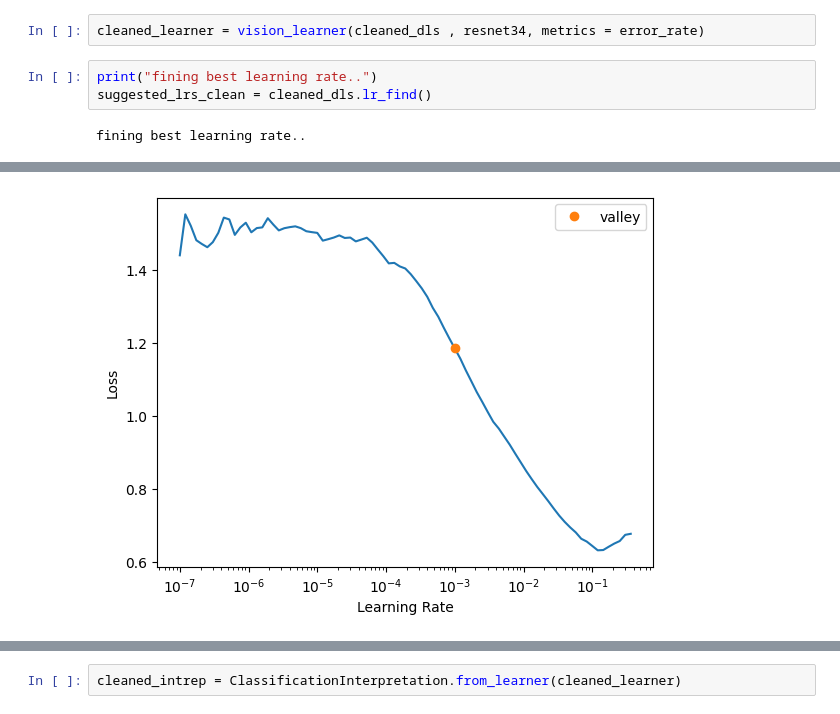
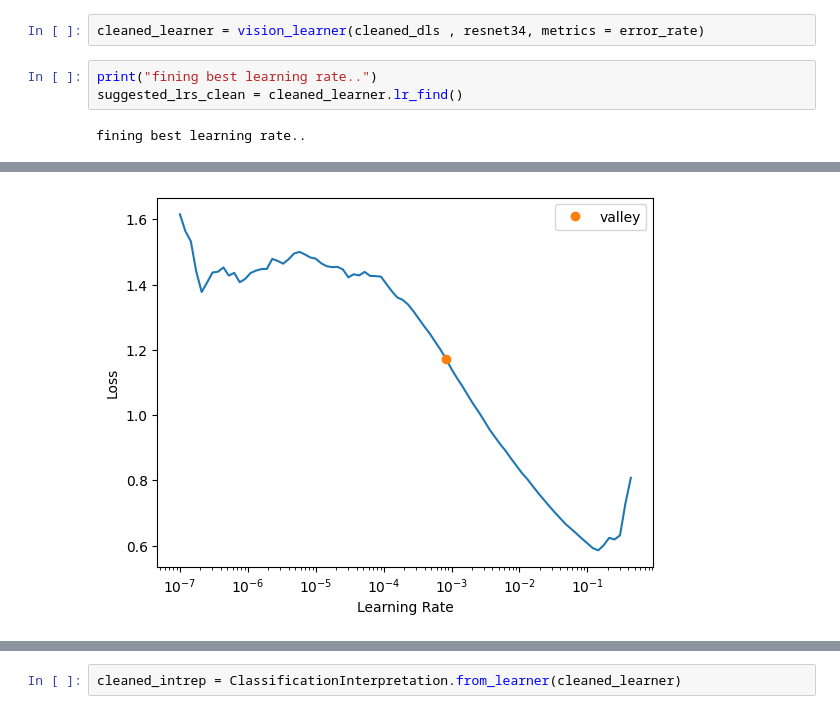
Before and after one commit to Ali-Data/coke-vs-pepsi-classifier, a Jupyter notebook: model/classifier.ipynb, the cells around one changed output, grey strips where cells are left out. Saved outputs shown, nothing was run; the diff lists cells and outputs as text.

```diff
--- a/model/classifier.ipynb
+++ b/model/classifier.ipynb
@@ -177,11 +177,11 @@ cleaned_dls = data_block.dataloaders((path/'train_images'))
 cleaned_learner = vision_learner(cleaned_dls , resnet34, metrics = error_rate)
 # %%
 print("fining best learning rate..")
-suggested_lrs_clean = cleaned_dls.lr_find()
+suggested_lrs_clean = cleaned_learner.lr_find()
 # %% [output]
 fining best learning rate..
 [interactive output not drawn]
-[figure, old version]
+[figure, new version]
 # %%
 cleaned_learner.fine_tune(4, base_lr= 4e-3)
 # %% [output]
```
Also changed, not shown: parts of 11 cells of this notebook, 1 other file.
